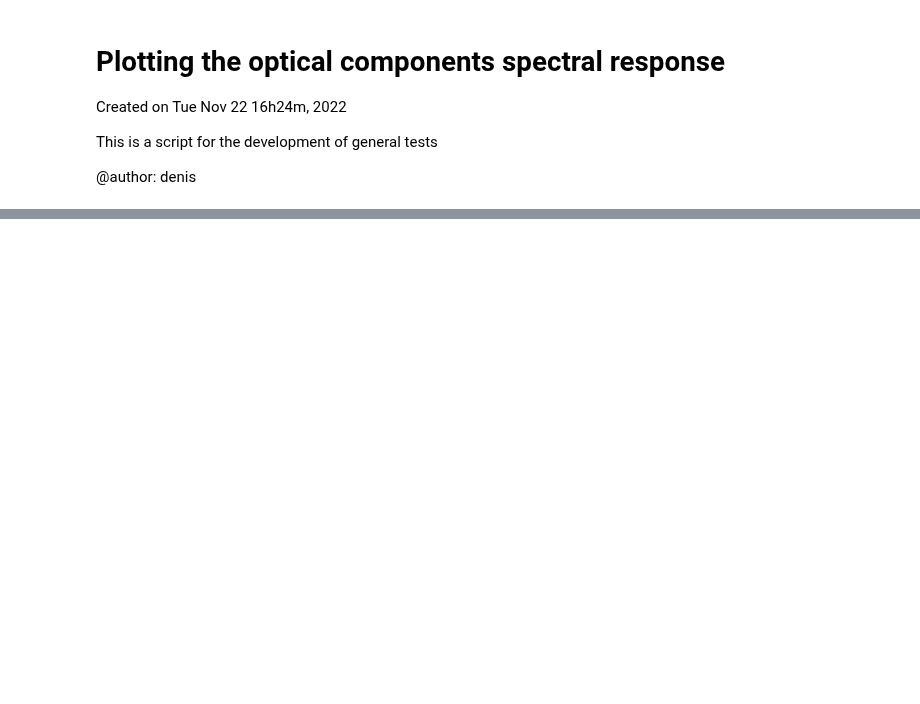
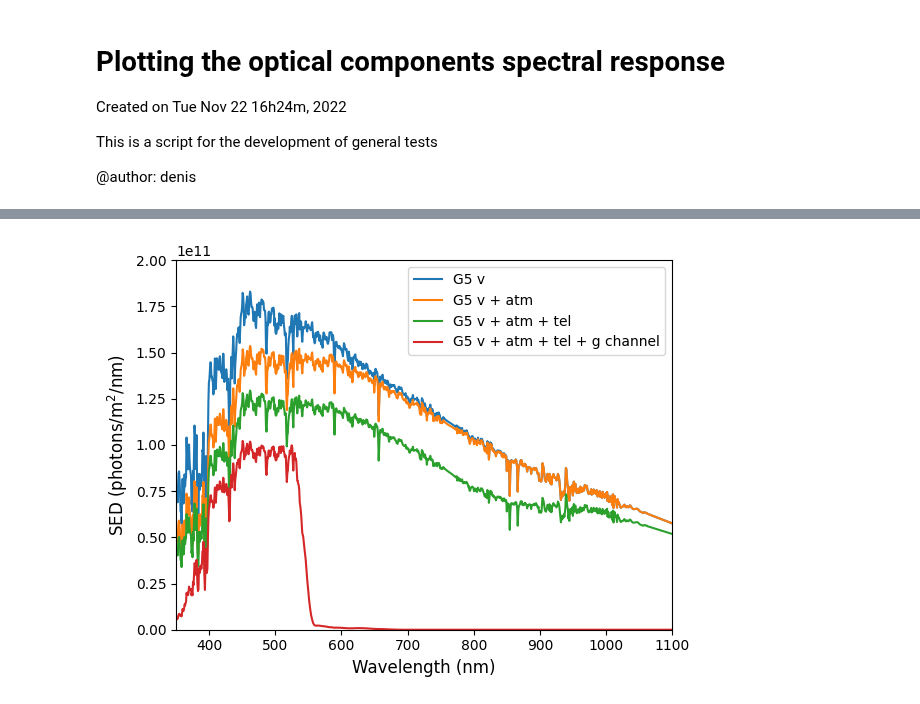
Before and after one commit to DBernardes/AIS, a Jupyter notebook: notebook/spectral_responses.ipynb, the cells around one changed output, grey strips where cells are left out. Drawn from its saved outputs; the diff is of its cells as text; code cells hidden in the pictures; blank space fills up the shorter version.

```diff
--- a/notebook/spectral_responses.ipynb
+++ b/notebook/spectral_responses.ipynb
@@ -383,34 +387,36 @@ from AIS.Artificial_Image_Simulator import Artificial_Image_Simulator
 font = 12
 ccd_operation_mode = {
     "em_mode": "Conv",
     "em_gain": 1,
     "preamp": 1,
     "readout": 1,
     "binn": 1,
     "t_exp": 1,
     "image_size": 100,
 }
 
 ais = Artificial_Image_Simulator(ccd_operation_mode, 1, -70)
 
 ais.create_source_sed_spectral_library(15, (350, 1100, 1000), spectral_type="g5v")
 # ais.create_source_sed_blackbody(15, (350, 1100, 1000), 5700)
 ais.create_sky_sed("new")
 ais.apply_linear_polarization(50, 0)
 plt.plot(ais.wavelength, ais.source_sed[0], label="G5 v")
 ais.apply_atmosphere_spectral_response()
 plt.plot(ais.wavelength, ais.source_sed[0], label="G5 v + atm")
 ais.apply_telescope_spectral_response()
 plt.plot(ais.wavelength, ais.source_sed[0], label="G5 v + atm + tel")
 ais.apply_sparc4_spectral_response("photometry")
 plt.plot(ais.wavelength, ais.source_sed, label="G5 v + atm + tel + g channel")
 plt.legend()
 plt.xlabel("Wavelength (nm)", fontsize=font)
 plt.ylabel(r"SED (photons/m$^2$/nm)", fontsize=font)
 plt.xlim(350, 1100)
-plt.ylim(0, 6e11)
+plt.ylim(0, 2e11)
 plt.savefig("figures/spectral_library.png", dpi=300, bbox_inches="tight")
 plt.show()
+# %% [output]
+[figure, added]
 # %%
 # PLOT SPECTRAL RESPONSE SHIFTS OF THE RETARDER WAVEPLATES
 
```
Also changed, not shown: parts of 1 cell of this notebook, 2 other files.
